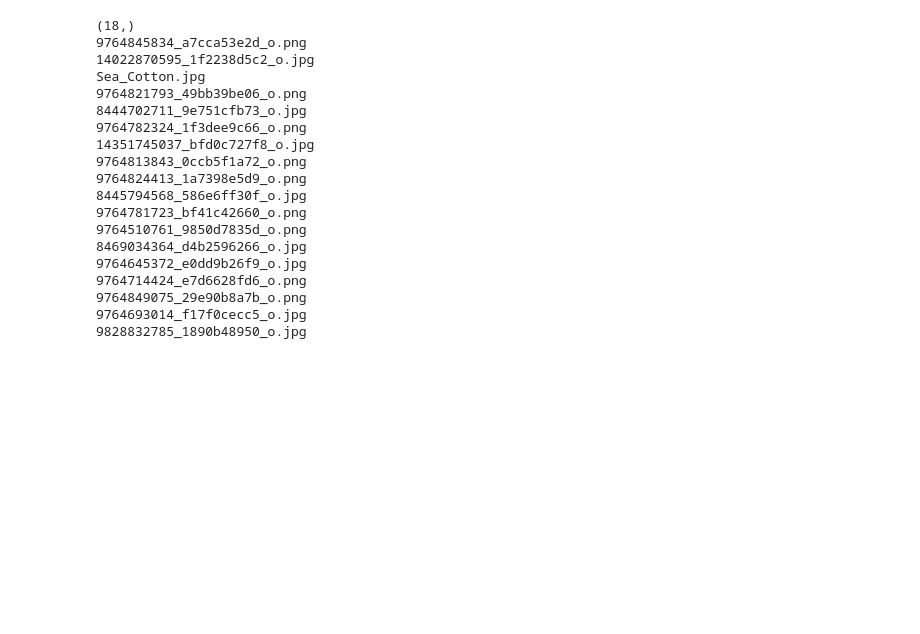
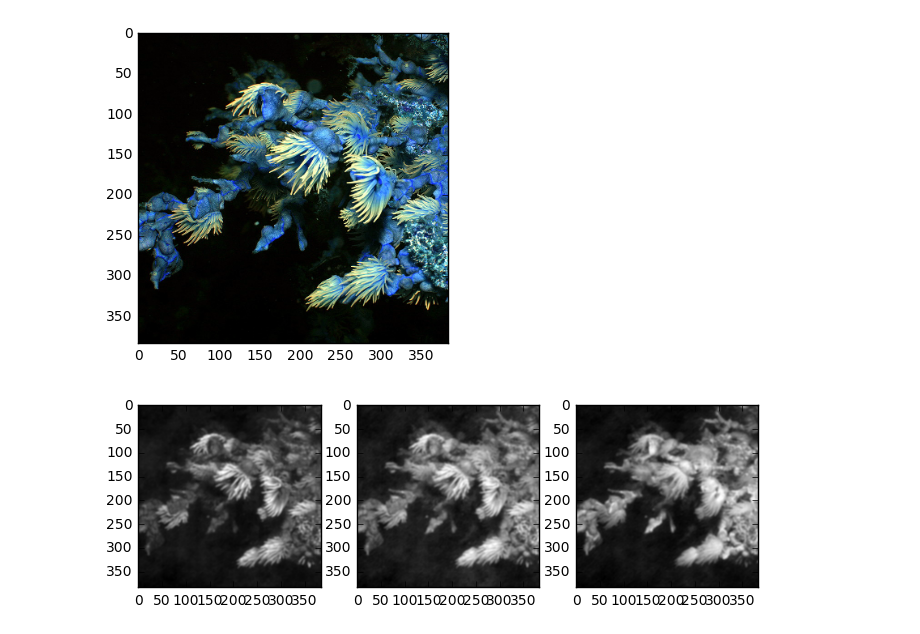
Before and after one commit to theScinder/cuttleVision, a Jupyter notebook: cuttlePy.ipynb, the cells around one changed output. Saved outputs shown, nothing was run; the diff lists cells and outputs as text; code cells hidden in the pictures; blank space fills up the shorter version.

Commit message:
import tf and set up single image target

```diff
--- a/cuttlePy.ipynb
+++ b/cuttlePy.ipynb
@@ -14,3 +118,36 @@ import os
+# %%
+fN = './miniImgs/miniSea_Cotton.tif'
+
+myTgt = cv2.imread(fN)
+if(0): #Can't figure out why the colors are mixed up when displayed, imwrite works fine
+    myTgtR = myTgt[:,:,0]
+    myTgtG = myTgt[:,:,1]
+    myTgtB = myTgt[:,:,2]
+    myTG = np.zeros(np.shape(myTgt))
+    myTG[:,:,0] = myTgtR
+    myTG[:,:,1] = myTgtG
+    myTG[:,:,2] = myTgtB
+    print(np.shape(myTG))
+
+cSpher = 0
+nStk = 3
+off = 0
+defAtt = 1e-11
+imgStk, PSFStk = cuttleVision(cSpher,fN,nStk,off,defAtt)
+plt.figure()
+plt.imshow(myTgt)
+plt.show()
+plt.figure(figsize = (8,8))
+plt.subplot(131)
+plt.imshow(imgStk[:,:,0],cmap = "gray")
+plt.subplot(132)
+plt.imshow(imgStk[:,:,1],cmap = "gray")
+plt.subplot(133)
+plt.imshow(imgStk[:,:,2],cmap = "gray")
+plt.show()
+# %% [output]
+[figure, added]
+[figure, added]
 # %%
 myDir = os.listdir('./imgs/')
 print(np.shape(myDir))
@@ -48,26 +185,6 @@ if (0):
     plt.imshow(myImg2)
     plt.show()
     cv2.imwrite('minSea_Cotton.png',myImg2)
-# %% [output]
-(18,)
-9764845834_a7cca53e2d_o.png
-14022870595_1f2238d5c2_o.jpg
-Sea_Cotton.jpg
-9764821793_49bb39be06_o.png
-8444702711_9e751cfb73_o.jpg
-9764782324_1f3dee9c66_o.png
-14351745037_bfd0c727f8_o.jpg
-9764813843_0ccb5f1a72_o.png
-9764824413_1a7398e5d9_o.png
-8445794568_586e6ff30f_o.jpg
-9764781723_bf41c42660_o.png
-9764510761_9850d7835d_o.png
-8469034364_d4b2596266_o.jpg
-9764645372_e0dd9b26f9_o.jpg
-9764714424_e7d6628fd6_o.png
-9764849075_29e90b8a7b_o.png
-9764693014_f17f0cecc5_o.jpg
-9828832785_1890b48950_o.jpg
 # %%
 myMiniDir = os.listdir('./miniImgs/')
 cSpher = 0
```
Also changed, not shown: parts of 6 cells of this notebook.
